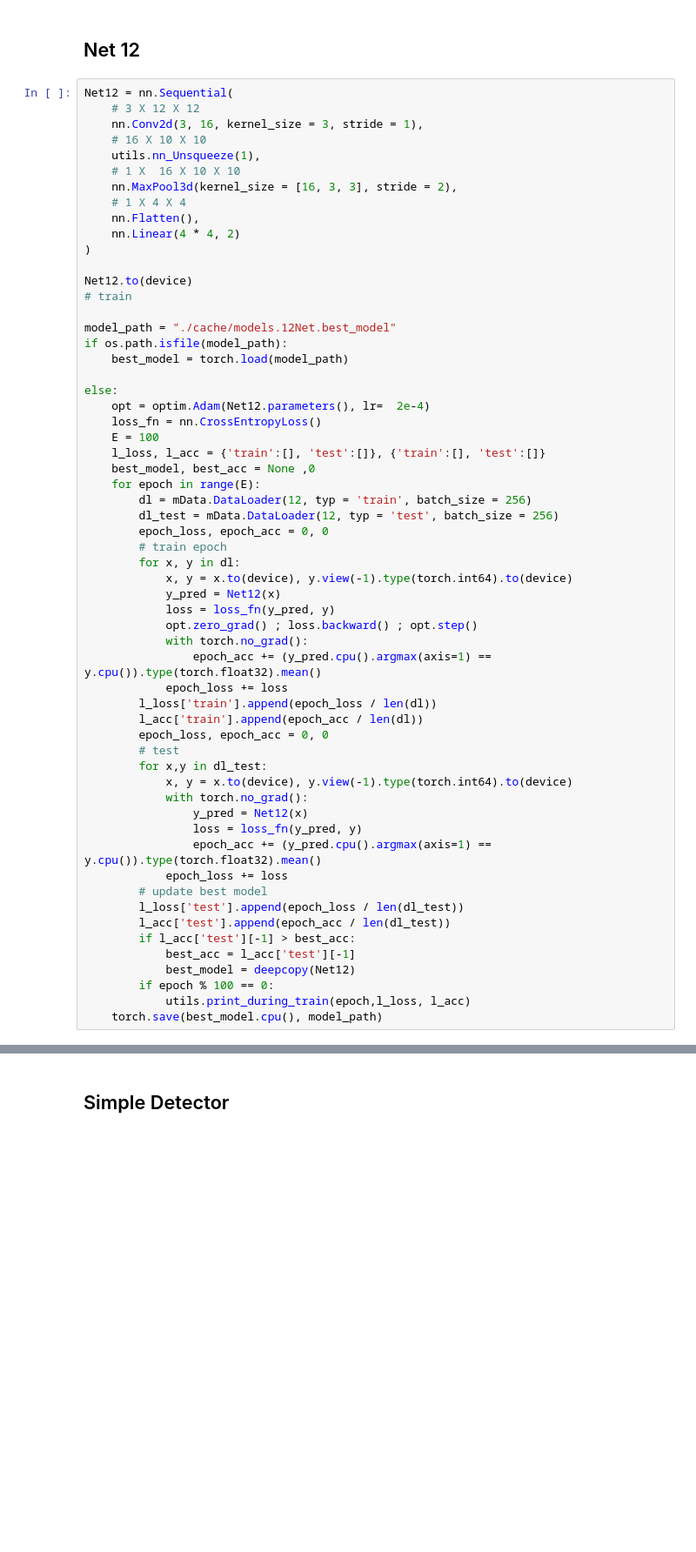
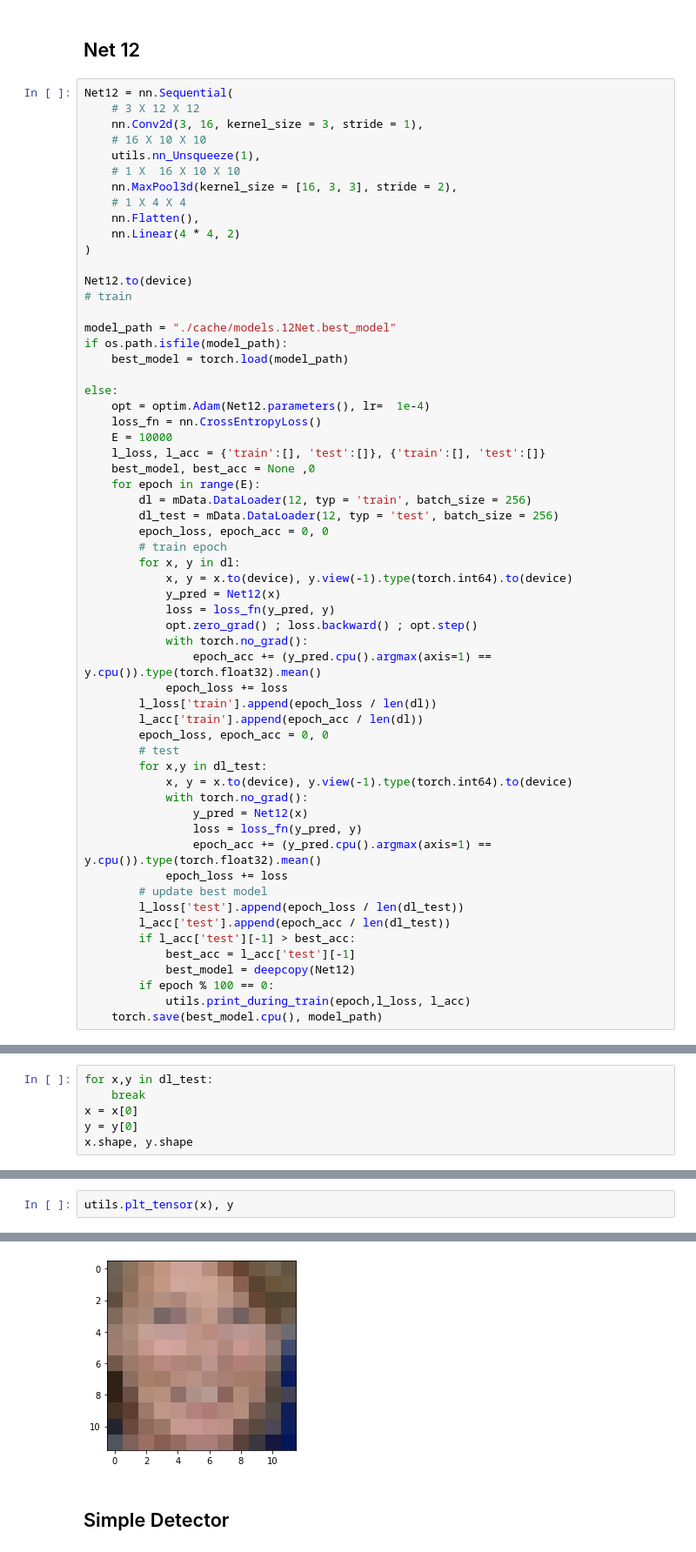
Before and after one commit to eladb3/dl_ex3, a Jupyter notebook: Ex3.ipynb, the cells around one changed output, grey strips where cells are left out. Shown: that part at 87% size. Saved outputs shown, nothing was run; the diff lists cells and outputs as text; blank space fills up the shorter version.

Commit message:
plot boxes and more

```diff
--- a/Ex3.ipynb
+++ b/Ex3.ipynb
@@ -45,9 +48,9 @@ if os.path.isfile(model_path):
     best_model = torch.load(model_path)
 
 else:
-    opt = optim.Adam(Net12.parameters(), lr=  2e-4)
+    opt = optim.Adam(Net12.parameters(), lr=  1e-4)
     loss_fn = nn.CrossEntropyLoss()
-    E = 100
+    E = 10000
     l_loss, l_acc = {'train':[], 'test':[]}, {'train':[], 'test':[]}
     best_model, best_acc = None ,0
     for epoch in range(E):
@@ -87,0 +100,6 @@ else:
+# %%
+for x,y in dl_test:
+    break
+x = x[0]
+y = y[0]
+x.shape, y.shape
@@ -87,0 +108,3 @@ else:
+# %%
+utils.plt_tensor(x), y
+# %% [output]
@@ -88,3 +112,4 @@ else:
+[figure, added]
 # %% [markdown]
 ## Simple Detector
 # %%
```
Also changed, not shown: parts of 23 cells of this notebook, 1 other file.
